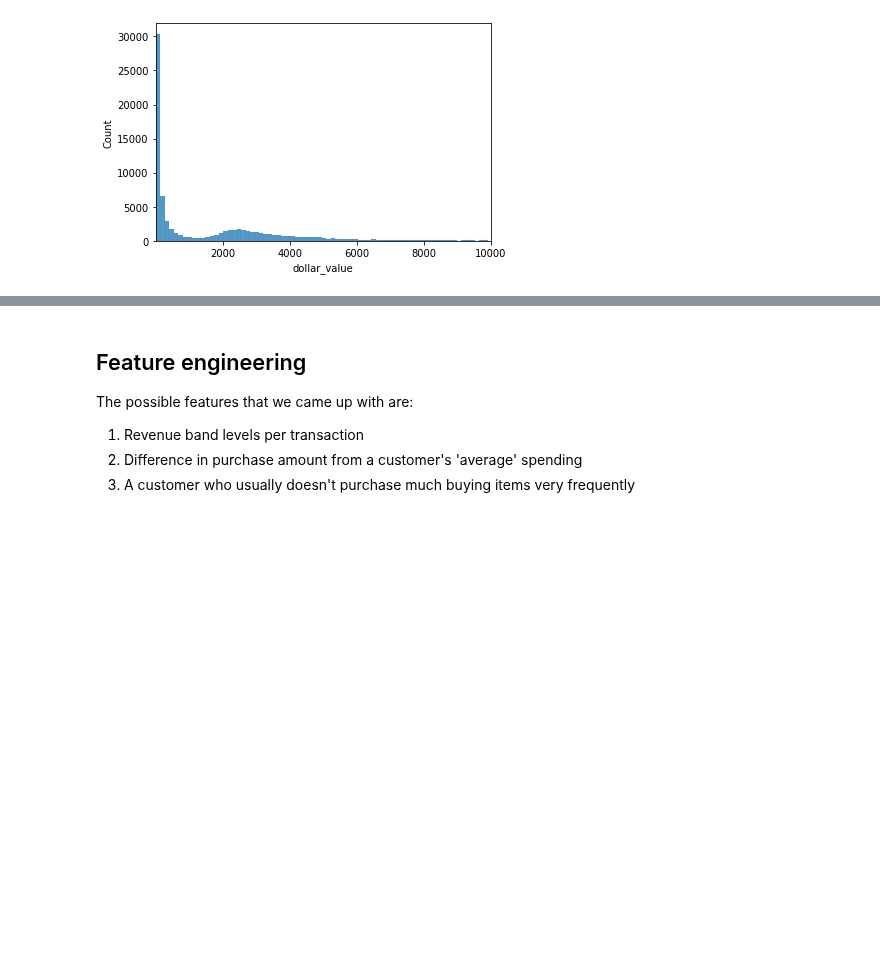
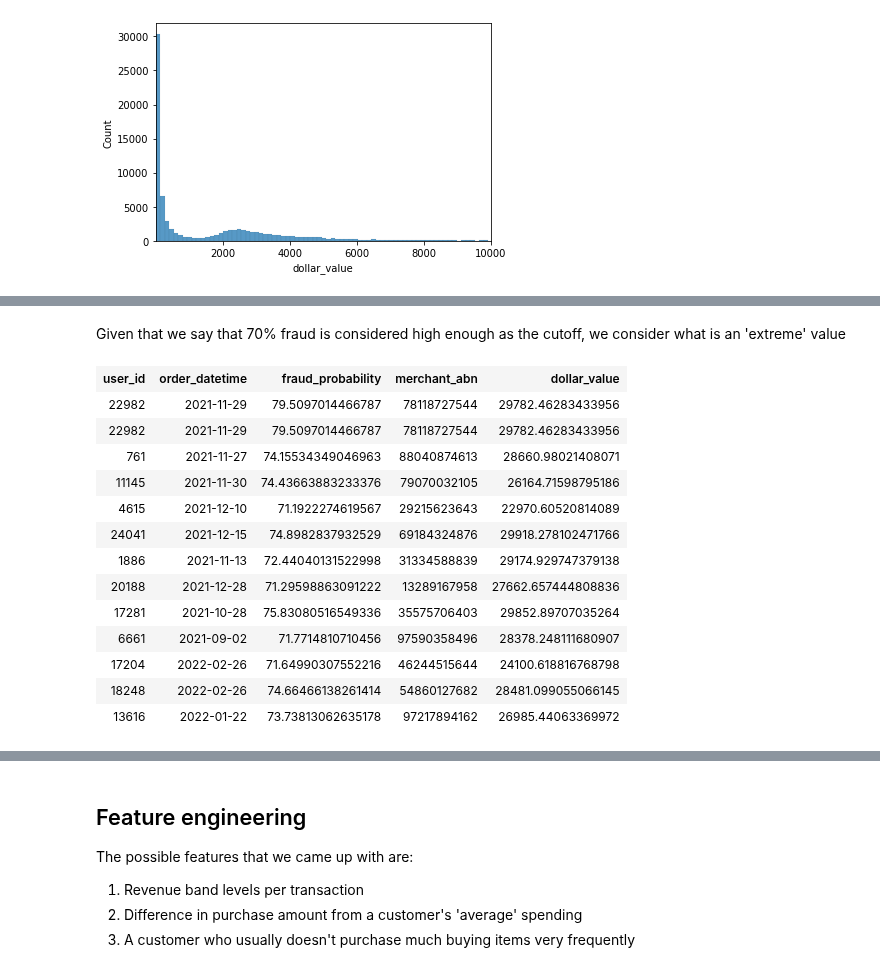
Before and after one commit to pommcuter/generic-buy-now-pay-later-project, a Jupyter notebook: notebooks/fraudAnalysis.ipynb, the cells around one changed output, grey strips where cells are left out. Saved outputs shown, nothing was run; the diff lists cells and outputs as text; code cells hidden in the pictures; blank space fills up the shorter version.

```diff
--- a/notebooks/fraudAnalysis.ipynb
+++ b/notebooks/fraudAnalysis.ipynb
@@ -434,0 +431,19 @@ plt.plot(x_list, y_list)
+# %% [markdown]
+Given that we say that 70% fraud is considered high enough as the cutoff, we consider what is an 'extreme' value
+# %%
+fraud_data.where((F.col("fraud_probability") > 70) & (F.col("dollar_value") > 20000) & (F.col("dollar_value") < 30000))
+# %% [output]
+| user_id | order_datetime | fraud_probability | merchant_abn | dollar_value |
+| 22982 | 2021-11-29 | 79.5097014466787 | 78118727544 | 29782.46283433956 |
+| 22982 | 2021-11-29 | 79.5097014466787 | 78118727544 | 29782.46283433956 |
+| 761 | 2021-11-27 | 74.15534349046963 | 88040874613 | 28660.98021408071 |
+| 11145 | 2021-11-30 | 74.43663883233376 | 79070032105 | 26164.71598795186 |
+| 4615 | 2021-12-10 | 71.1922274619567 | 29215623643 | 22970.60520814089 |
+| 24041 | 2021-12-15 | 74.8982837932529 | 69184324876 | 29918.278102471766 |
+| 1886 | 2021-11-13 | 72.44040131522998 | 31334588839 | 29174.929747379138 |
+| 20188 | 2021-12-28 | 71.29598863091222 | 13289167958 | 27662.657444808836 |
+| 17281 | 2021-10-28 | 75.83080516549336 | 35575706403 | 29852.89707035264 |
+| 6661 | 2021-09-02 | 71.7714810710456 | 97590358496 | 28378.248111680907 |
+| 17204 | 2022-02-26 | 71.64990307552216 | 46244515644 | 24100.618816768798 |
+| 18248 | 2022-02-26 | 74.66466138261414 | 54860127682 | 28481.099055066145 |
+| 13616 | 2022-01-22 | 73.73813062635178 | 97217894162 | 26985.44063369972 |
```
Also changed, not shown: parts of 16 cells of this notebook.
